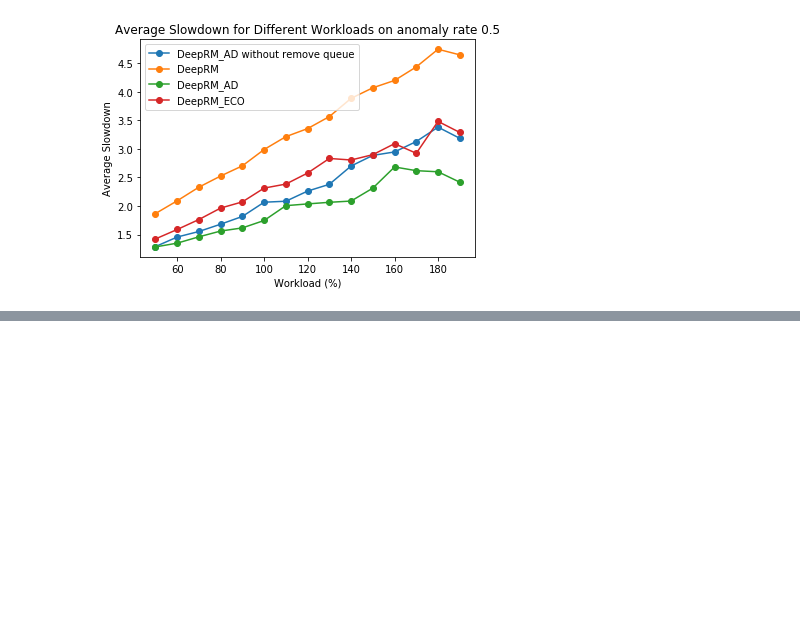
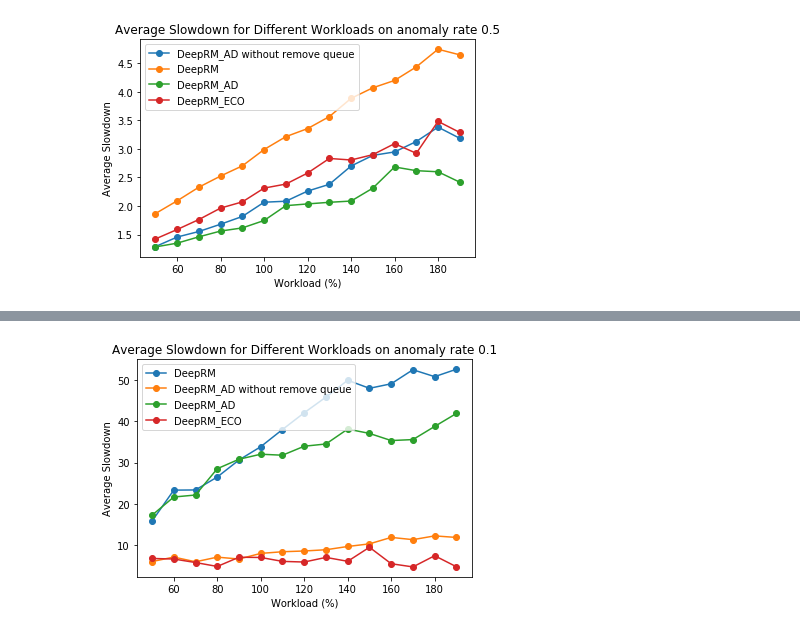
Before and after one commit to Jinobey/DeepRM_2, a Jupyter notebook: results_slowdown/slowdownplot.ipynb, the cells around one changed output, grey strips where cells are left out. Saved outputs shown, nothing was run; the diff lists cells and outputs as text; code cells hidden in the pictures; blank space fills up the shorter version.

```diff
--- a/results_slowdown/slowdownplot.ipynb
+++ b/results_slowdown/slowdownplot.ipynb
@@ -301,0 +436,6 @@ dfm.to_csv('metrics.csv', index=False)
+# %%
+df_ad_05 = df_ad[df_ad['Anomaly rate'] == 0.5]
+df_ad_nr_05 = df_ad_nr[df_ad_nr['Anomaly rate'] == 0.5]
+df_ad_ad_05 = df_ad_ad[df_ad_ad['Anomaly rate'] == 0.5]
+df_ad_eco_05 = df_ad_eco[df_ad_eco['Anomaly rate'] == 0.5]
+df_ad_eco_05.head()
@@ -301,0 +449,34 @@ dfm.to_csv('metrics.csv', index=False)
+# %%
+import matplotlib.pyplot as plt
+
+
+
+workloads1 = df_ad_05['Workload'].unique()
+workloads1.sort()
+average_slowdowns1 = [df_ad_05[df_ad_05['Workload'] == workload]['Average Slowdown'].mean() for workload in workloads1]
+
+workloads2 = df_ad_nr_05['Workload'].unique()
+workloads2.sort()
+average_slowdowns2 = [df_ad_nr_05[df_ad_nr_05['Workload'] == workload]['Average Slowdown'].mean() for workload in workloads2]
+
+workloads3 = df_ad_ad_05['Workload'].unique()
+workloads3.sort()
+average_slowdowns3 = [df_ad_ad_05[df_ad_ad_05['Workload'] == workload]['Average Slowdown'].mean() for workload in workloads3]
+
+workloads4 = df_ad_eco_05['Workload'].unique()
+workloads4.sort()
+average_slowdowns4 = [df_ad_eco_05[df_ad_eco_05['Workload'] == workload]['Average Slowdown'].mean() for workload in workloads4]
+
+
+
+plt.plot(workloads1, average_slowdowns1, 'o-', label='DeepRM')
+plt.plot(workloads2, average_slowdowns2, 'o-', label='DeepRM_AD without remove queue')
+plt.plot(workloads3, average_slowdowns3, 'o-', label='DeepRM_AD')
+plt.plot(workloads4, average_slowdowns4, 'o-', label='DeepRM_ECO')
+
+plt.title('Average Slowdown for Different Workloads on anomaly rate 0.1')
+plt.xlabel('Workload (%)')
+plt.ylabel('Average Slowdown')
+plt.legend()
+plt
+# %% [output]
@@ -301,0 +484 @@ dfm.to_csv('metrics.csv', index=False)
+[figure, added]
```
Also changed, not shown: parts of 11 cells of this notebook, 1 other file.
